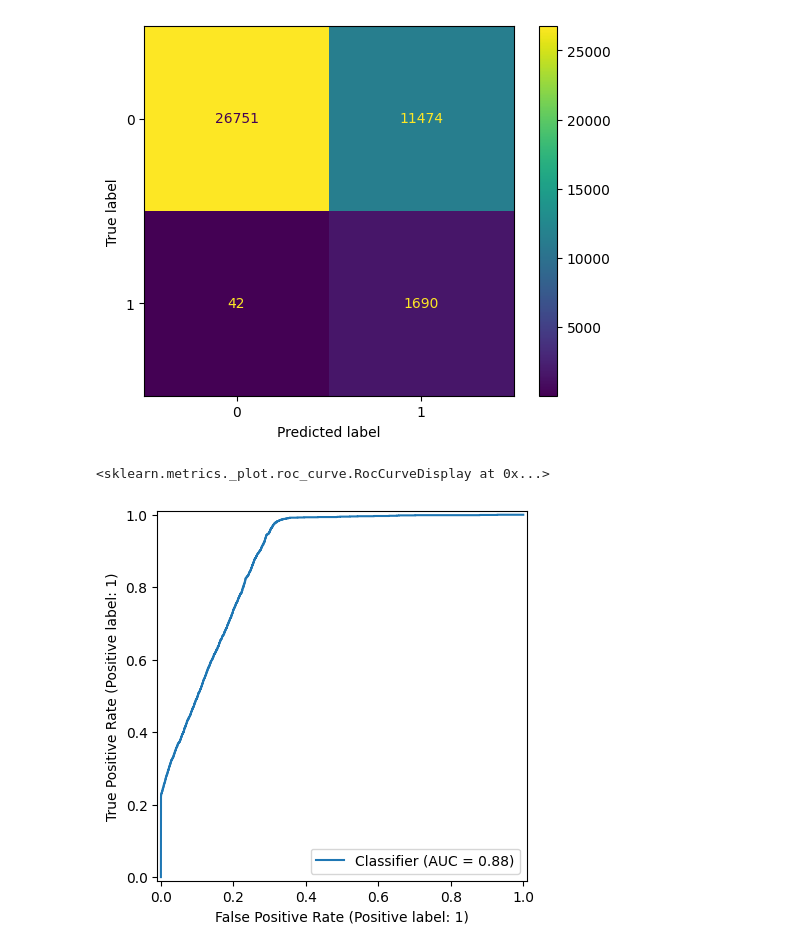
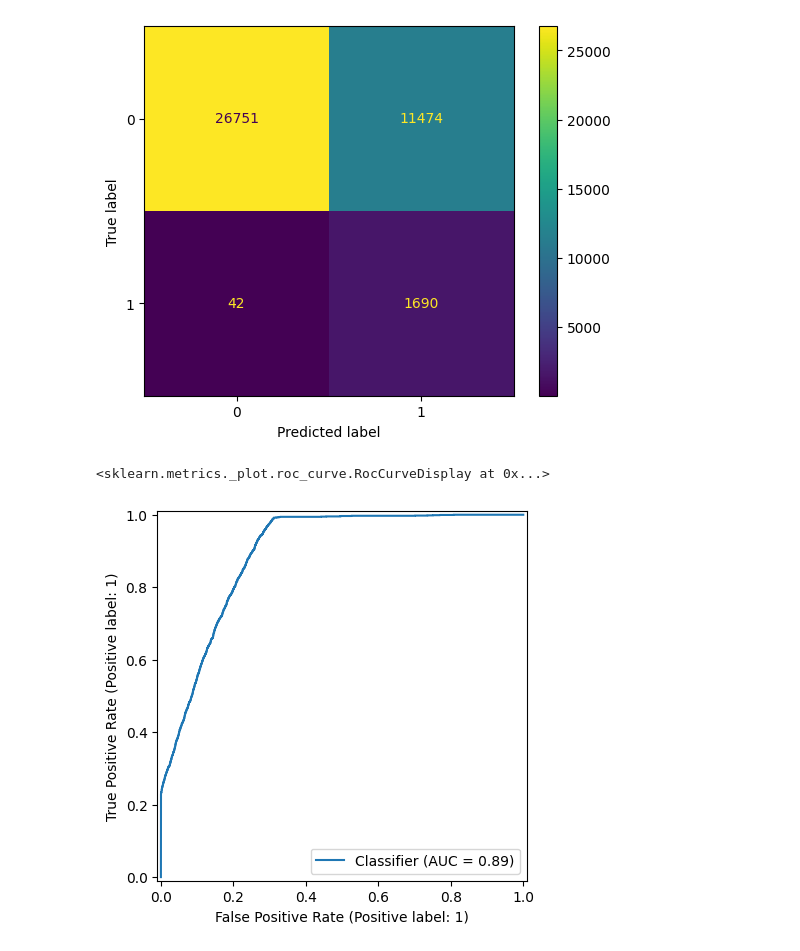
Before and after one commit to AnotherMale/clinical-outcome-prediction, a Jupyter notebook: notebooks/modelTraining.ipynb, the cells around one changed output. Cells and saved outputs as stored; diff of their text form; code cells hidden in the pictures.

```diff
--- a/notebooks/modelTraining.ipynb
+++ b/notebooks/modelTraining.ipynb
@@ -444,9 +444,9 @@ ConfusionMatrixDisplay.from_predictions(
 # %%
 RocCurveDisplay.from_predictions(
     y_test,
-    y_prob_xgb
+    y_prob_cat
 )
 # %% [output]
 <sklearn.metrics._plot.roc_curve.RocCurveDisplay at 0x...>
-[figure, old version]
+[figure, new version]
 # %%
```
Also changed, not shown: parts of 2 cells of this notebook, 7 other files.
